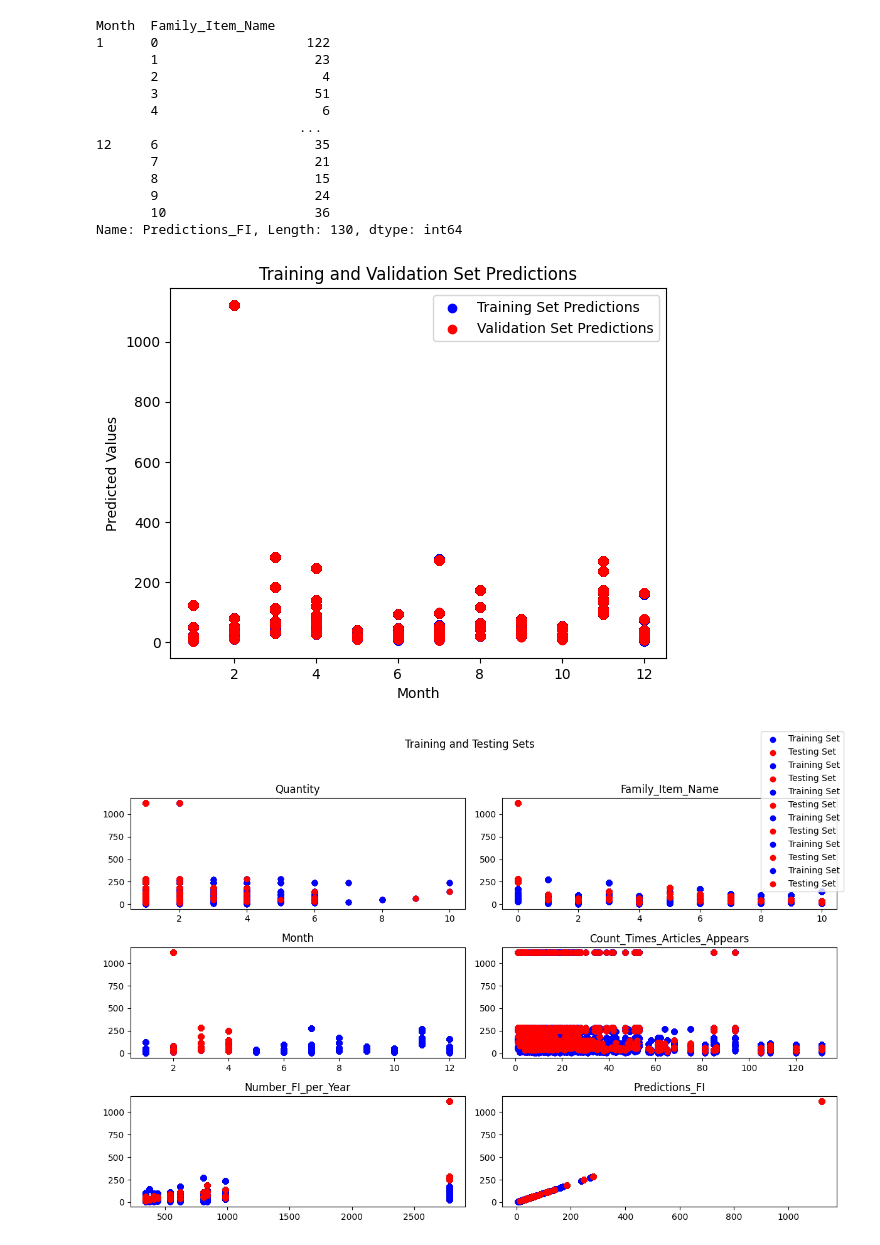
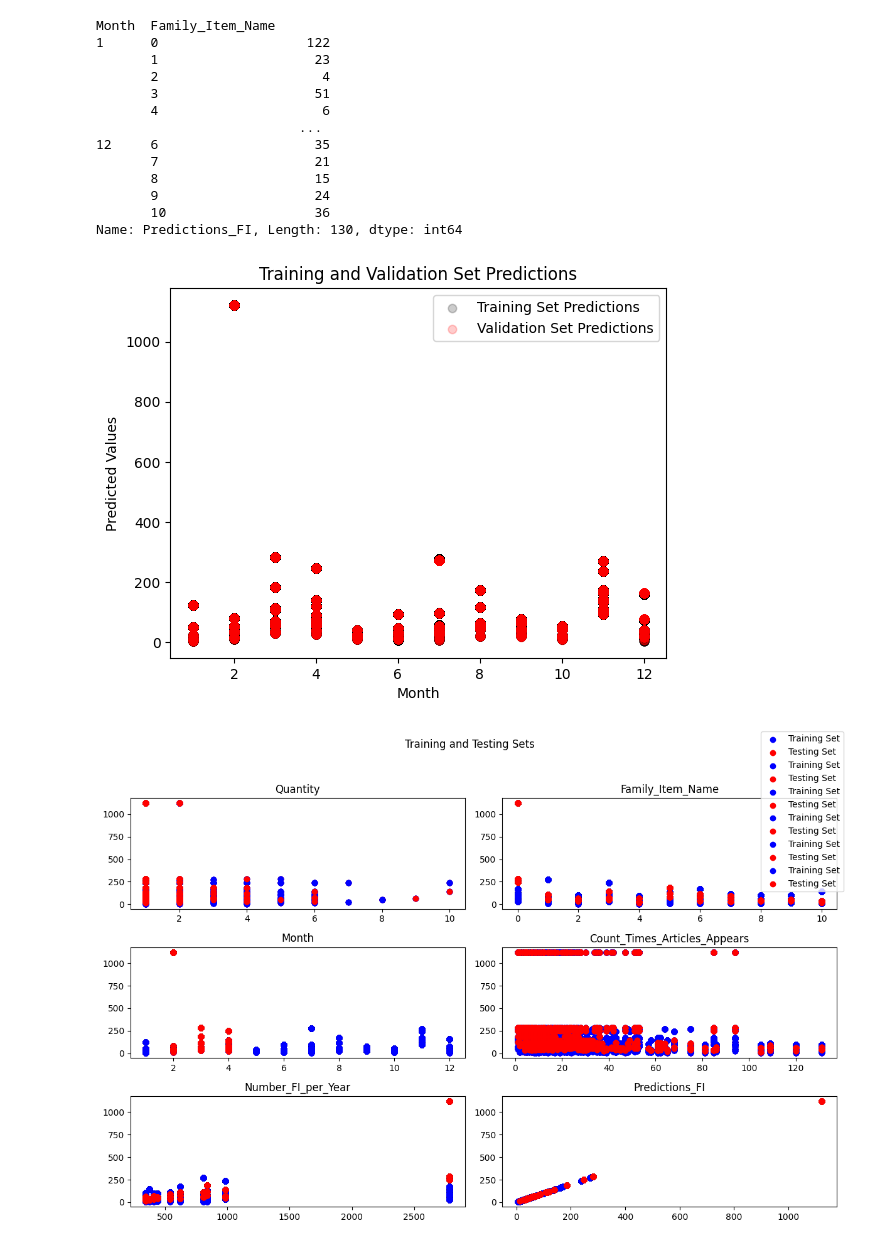
Before and after one commit to Nlasry1996/Nautica-Home, a Jupyter notebook: FamilyItemPred.ipynb, the cells around one changed output. Cells and saved outputs as stored; diff of their text form; code cells hidden in the pictures.

```diff
--- a/FamilyItemPred.ipynb
+++ b/FamilyItemPred.ipynb
@@ -404,36 +404,36 @@ for fold, (train_index, val_index) in enumerate(kf.split(X)):
 
     # Store the predictions and corresponding months for the training set
     predictions_train.append(model.predict(X_train))
     months_train.append(X_train['Month'])
 
     # Store the predictions and corresponding months for the validation set
     predictions_val.append(model.predict(X_val))
     months_val.append(X_val['Month'])
 
 # Concatenate the predictions and months arrays
 predictions_train = np.concatenate(predictions_train)
 predictions_val = np.concatenate(predictions_val)
 months_train = np.concatenate(months_train)
 months_val = np.concatenate(months_val)
 
 # Plot the training set predictions
-plt.scatter(months_train, predictions_train, color='blue', label='Training Set Predictions')
+plt.scatter(months_train, predictions_train, color='black', label='Training Set Predictions',alpha=0.2)
 
 # Plot the validation set predictions
-plt.scatter(months_val, predictions_val, color='red', label='Validation Set Predictions')
+plt.scatter(months_val, predictions_val, color='red', label='Validation Set Predictions',alpha=0.2)
 
 # Set labels and title
 plt.xlabel('Month')
 plt.ylabel('Predicted Values')
 plt.title('Training and Validation Set Predictions')
 
 # Add legend
 plt.legend()
 
 # Show the plot
 plt.show()
 # %% [output]
-[figure, old version]
+[figure, new version]
 # %%
 import numpy as np
 import matplotlib.pyplot as plt
```
Also changed, not shown: parts of 1 cell of this notebook.
